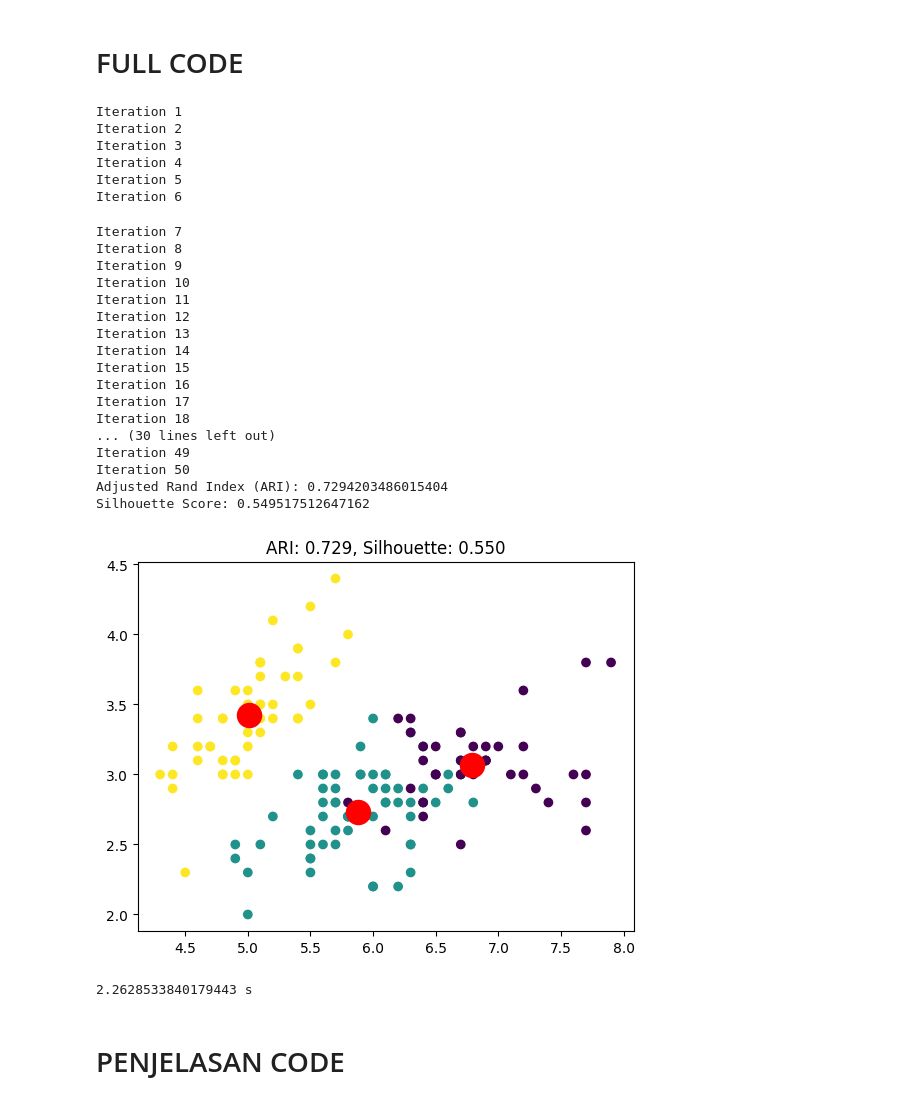
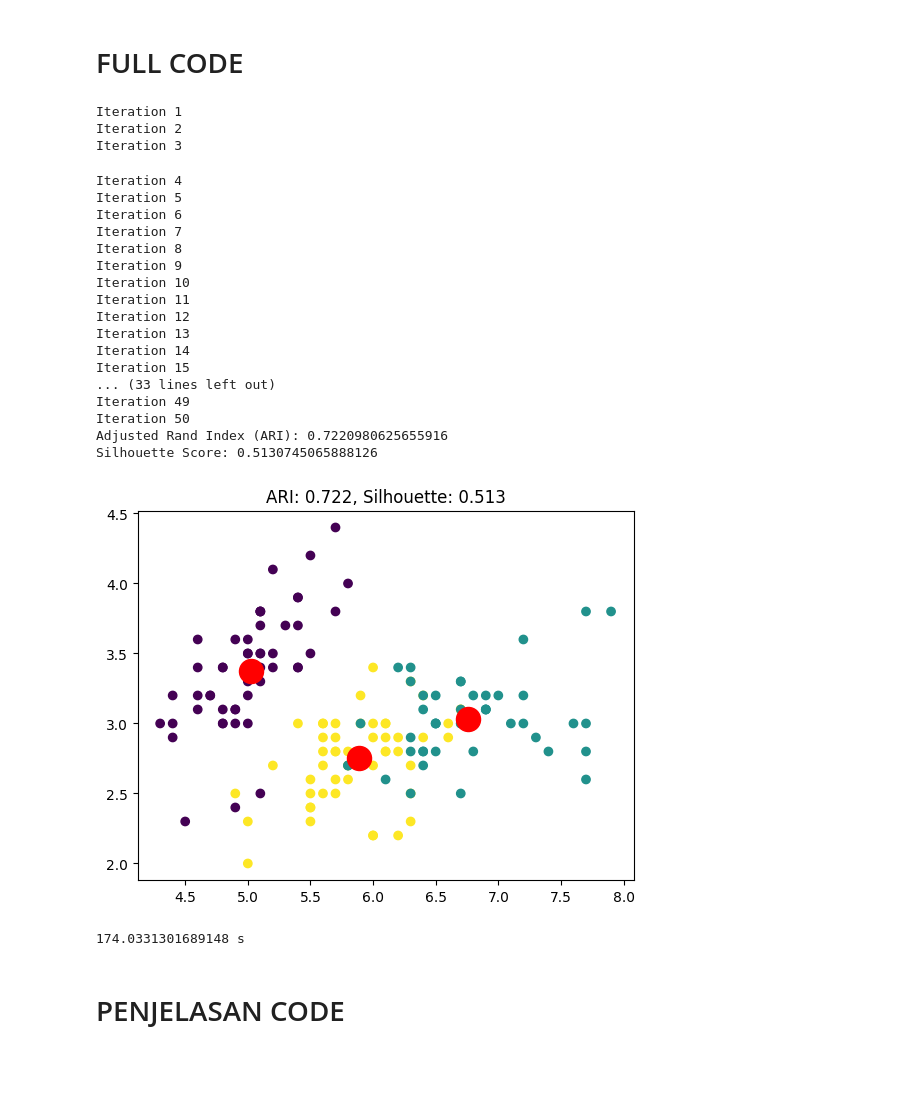
Before and after one commit to yweslakarep123/ant_colony_iris, a Jupyter notebook: StudiKasus_ant_colony.ipynb, the cells around one changed output. Cells and saved outputs as stored; diff of their text form; code cells hidden in the pictures; blank space fills up the shorter version.

```diff
--- a/StudiKasus_ant_colony.ipynb
+++ b/StudiKasus_ant_colony.ipynb
@@ -11,12 +11,7 @@
 # %%
 import numpy as np
 from scipy.spatial.distance import cdist
-from sklearn.datasets import load_iris
-import matplotlib.pyplot as plt
 from sklearn.metrics import adjusted_rand_score, silhouette_score
-import time
-
-start_time = time.time()
 
 class AntColonyClustering:
     def __init__(self, data, num_clusters, num_ants, num_iterations, alpha=1.0, beta=2.0, evaporation_rate=0.5, pheromone_init=1.0):
@@ -37,7 +32,26 @@ class AntColonyClustering:
 
     def assign_clusters(self, centroids):
         distances = cdist(self.data, centroids, metric='euclidean')
-        cluster_assignments = np.argmin(distances, axis=1)
+        epsilon = 1e-10  # Nilai kecil untuk menghindari pembagian dengan nol
+        heuristic = 1.0 / (distances + epsilon)
+        cluster_assignments = np.zeros(len(self.data), dtype=int)
+
+        for i in range(len(self.data)):
+            probabilities = (self.pheromone[i] ** self.alpha) * (heuristic[i] ** self.beta)
+            probabilities_sum = probabilities.sum()
+
+            # Tangani kasus di mana probabilities_sum adalah nol
+            if probabilities_sum == 0 or np.isnan(probabilities_sum):
+                probabilities = np.ones(self.num_clusters) / self.num_clusters
+            else:
+                probabilities /= probabilities_sum  # Normalisasi probabilitas
+
+            # Tangani kemungkinan nilai NaN setelah normalisasi
+            if np.any(np.isnan(probabilities)):
+                probabilities = np.ones(self.num_clusters) / self.num_clusters
+
+            cluster_assignments[i] = np.random.choice(self.num_clusters, p=probabilities)
+
         return cluster_assignments
 
     def update_pheromone(self, assignments, centroids):
@@ -93,7 +107,6 @@ class AntColonyClustering:
         silhouette_avg = silhouette_score(data, predicted_labels)
         return silhouette_avg
 
-# Contoh penggunaan
 if __name__ == "__main__":
     data = load_iris().data
     true_labels = load_iris().target
@@ -106,44 +119,41 @@ if __name__ == "__main__":
     ari = AntColonyClustering.evaluate_ari(true_labels, predicted_labels)
     silhouette_avg = AntColonyClustering.evaluate_silhouette(data, predicted_labels)
 
     print(f"Adjusted Rand Index (ARI): {ari}")
     print(f"Silhouette Score: {silhouette_avg}")
 
     # Visualisasi hasil clustering
     plt.scatter(data[:, 0], data[:, 1], c=predicted_labels, cmap='viridis')
     plt.scatter(centroids[:, 0], centroids[:, 1], s=300, c='red')
     plt.title(f'ARI: {ari:.3f}, Silhouette: {silhouette_avg:.3f}')
     plt.show()
 end_time = time.time()
 hasil_waktu = end_time - start_time
 
 print(str(hasil_waktu)+' s')
 # %% [output]
 Iteration 1
 Iteration 2
 Iteration 3
-Iteration 4
-Iteration 5
-Iteration 6
+Iteration 4
+Iteration 5
+Iteration 6
 Iteration 7
 Iteration 8
 Iteration 9
 Iteration 10
 Iteration 11
 Iteration 12
 Iteration 13
 Iteration 14
 Iteration 15
-Iteration 16
-Iteration 17
-Iteration 18
-... (30 lines left out)
+... (33 lines left out)
 Iteration 49
 Iteration 50
-Adjusted Rand Index (ARI): 0.7294203486015404
-Silhouette Score: 0.549517512647162
+Adjusted Rand Index (ARI): 0.7220980625655916
+Silhouette Score: 0.5130745065888126
-[figure, old version]
+[figure, new version]
-2.2628533840179443 s
+174.0331301689148 s
 # %% [markdown]
 <h1>PENJELASAN CODE</h1>
 # %% [markdown]
```
Also changed, not shown: parts of 2 cells of this notebook.
